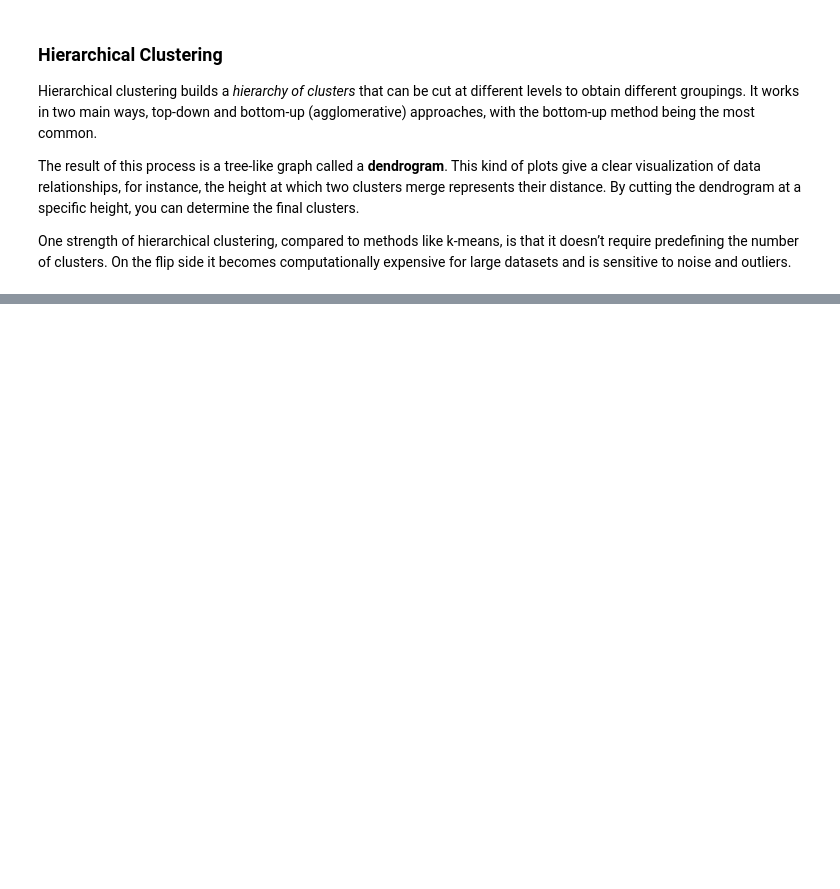
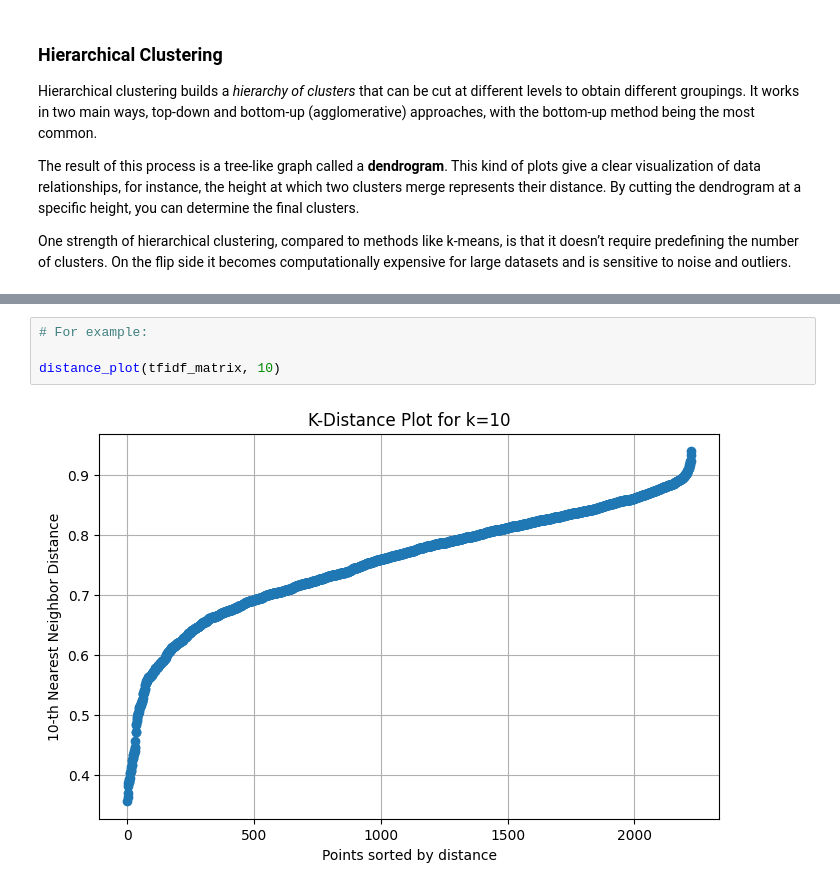
Before and after one commit to EzeMaza/nlp-learning, a Jupyter notebook: text_representation/text_clustering.ipynb, the cells around one changed output, grey strips where cells are left out. Cells and saved outputs as stored; diff of their text form; blank space fills up the shorter version.

```diff
--- a/text_representation/text_clustering.ipynb
+++ b/text_representation/text_clustering.ipynb
@@ -196,0 +225,6 @@ One strength of hierarchical clustering, compared to methods like k-means, is th
+# %%
+# For example:
+
+distance_plot(tfidf_matrix, 10)
+# %% [output]
+[figure, added]
```
Also changed, not shown: parts of 17 cells of this notebook, 2 other files.
